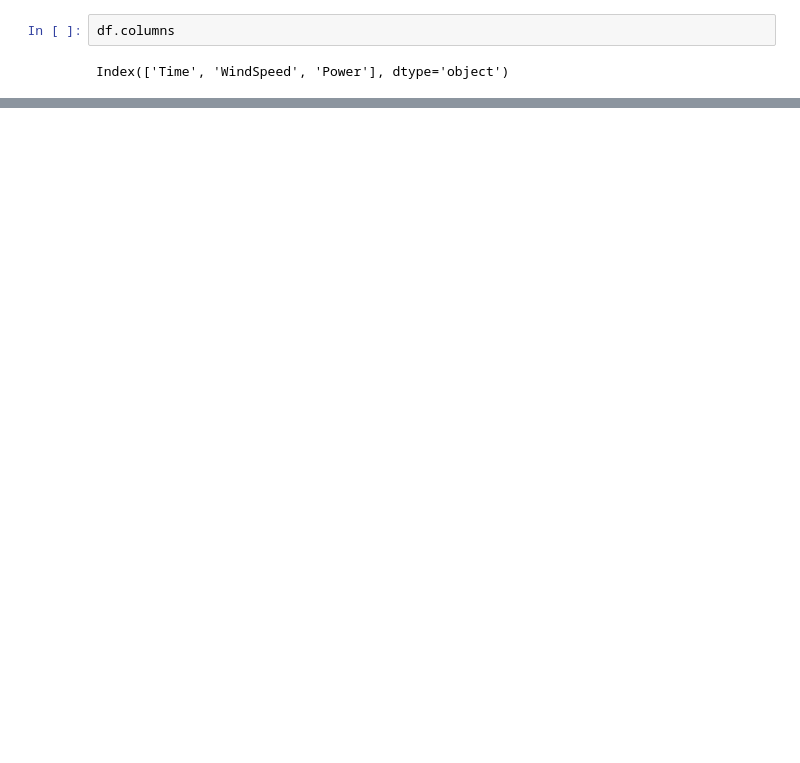
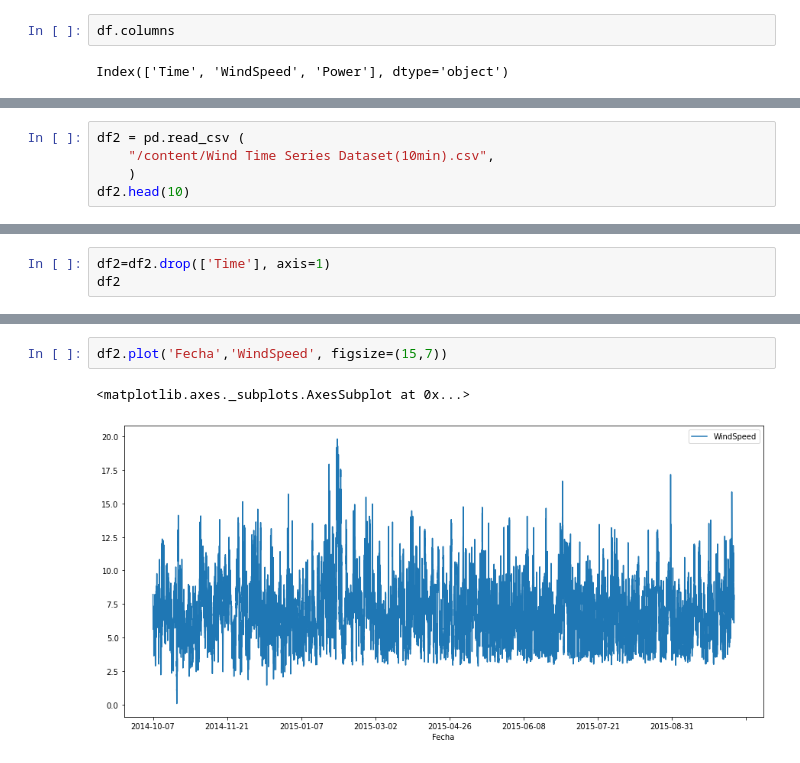
Before and after one commit to mteoraso/ML_Practice, a Jupyter notebook: Untitled50.ipynb, the cells around one changed output, grey strips where cells are left out. Cells and saved outputs as stored; diff of their text form; blank space fills up the shorter version.

```diff
--- a/Untitled50.ipynb
+++ b/Untitled50.ipynb
@@ -198,0 +244,5 @@ df.plot('Time', 'Power')
+# %%
+df2 = pd.read_csv (
+    "/content/Wind Time Series Dataset(10min).csv",
+    )
+df2.head(10)
@@ -198,0 +301,3 @@ df.plot('Time', 'Power')
+# %%
+df2=df2.drop(['Time'], axis=1)
+df2
@@ -198,0 +318,5 @@ df.plot('Time', 'Power')
+# %%
+df2.plot('Fecha','WindSpeed', figsize=(15,7))
+# %% [output]
+<matplotlib.axes._subplots.AxesSubplot at 0x...>
+[figure, added]
```
Also changed, not shown: parts of 19 cells of this notebook.
